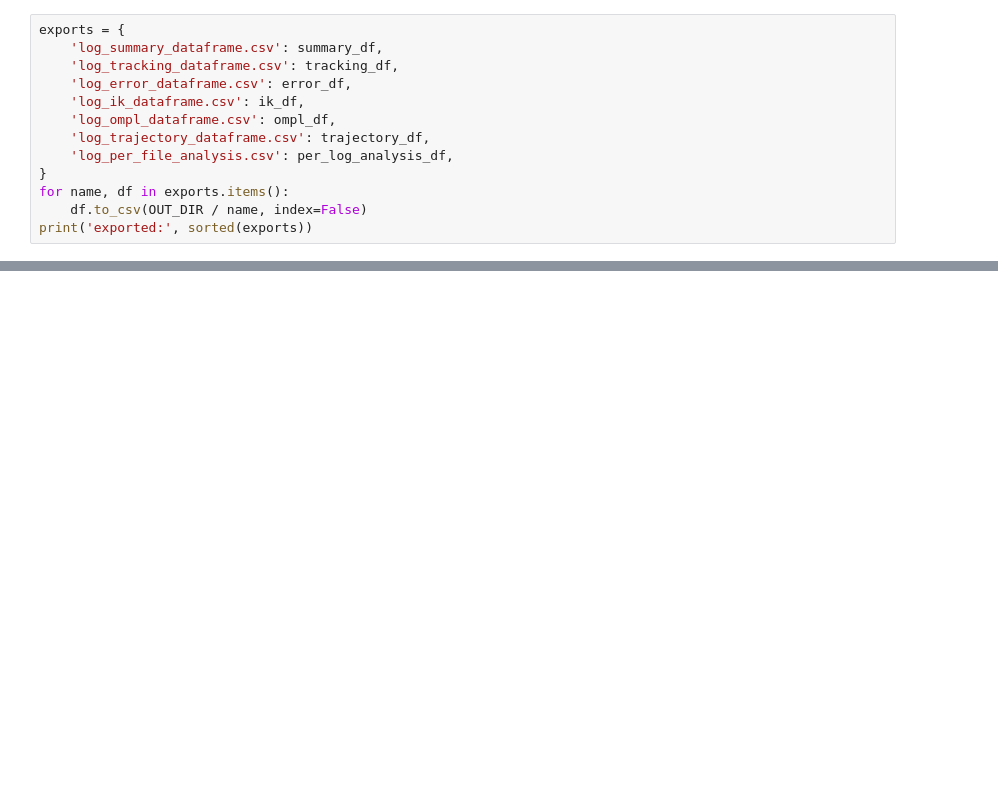
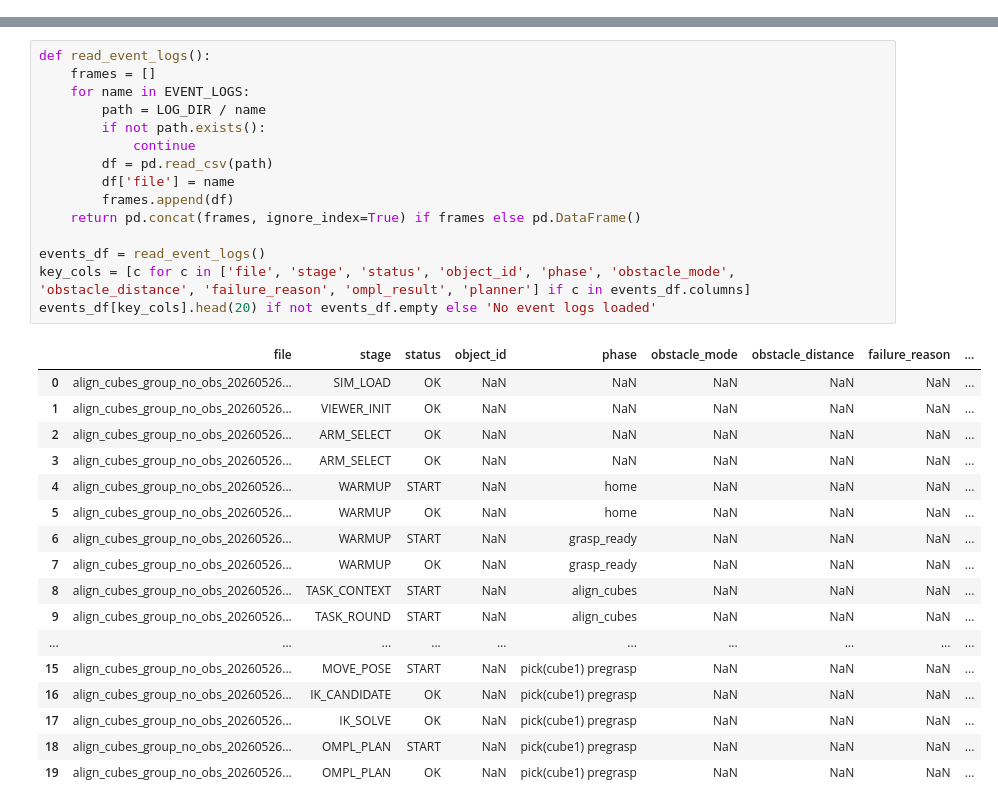
Before and after one commit to rafasoelistiono/MVP-CTAMP-ROBOT-V2, a Jupyter notebook: docs/ompl_log_analysis.ipynb, the cells around one changed output, grey strips where cells are left out. Cells and saved outputs as stored; diff of their text form; blank space fills up the shorter version.

```diff
--- a/docs/ompl_log_analysis.ipynb
+++ b/docs/ompl_log_analysis.ipynb
@@ -221,13 +0,0 @@ display(per_log_analysis_df)
-# %%
-exports = {
-    'log_summary_dataframe.csv': summary_df,
-    'log_tracking_dataframe.csv': tracking_df,
-    'log_error_dataframe.csv': error_df,
-    'log_ik_dataframe.csv': ik_df,
-    'log_ompl_dataframe.csv': ompl_df,
-    'log_trajectory_dataframe.csv': trajectory_df,
-    'log_per_file_analysis.csv': per_log_analysis_df,
-}
-for name, df in exports.items():
-    df.to_csv(OUT_DIR / name, index=False)
-print('exported:', sorted(exports))
@@ -544,0 +278,33 @@ display(feedback_summary.tail(40))
+# %%
+def read_event_logs():
+    frames = []
+    for name in EVENT_LOGS:
+        path = LOG_DIR / name
+        if not path.exists():
+            continue
+        df = pd.read_csv(path)
+        df['file'] = name
+        frames.append(df)
+    return pd.concat(frames, ignore_index=True) if frames else pd.DataFrame()
+
+events_df = read_event_logs()
+key_cols = [c for c in ['file', 'stage', 'status', 'object_id', 'phase', 'obstacle_mode', 'obstacle_distance', 'failure_reason', 'ompl_result', 'planner'] if c in events_df.columns]
+events_df[key_cols].head(20) if not events_df.empty else 'No event logs loaded'
+# %% [output]
+|  | file | stage | status | object_id | phase | obstacle_mode | obstacle_distance | failure_reason | ... |
+| 0 | align_cubes_group_no_obs_20260526... | SIM_LOAD | OK | NaN | NaN | NaN | NaN | NaN | ... |
+| 1 | align_cubes_group_no_obs_20260526... | VIEWER_INIT | OK | NaN | NaN | NaN | NaN | NaN | ... |
+| 2 | align_cubes_group_no_obs_20260526... | ARM_SELECT | OK | NaN | NaN | NaN | NaN | NaN | ... |
+| 3 | align_cubes_group_no_obs_20260526... | ARM_SELECT | OK | NaN | NaN | NaN | NaN | NaN | ... |
+| 4 | align_cubes_group_no_obs_20260526... | WARMUP | START | NaN | home | NaN | NaN | NaN | ... |
+| 5 | align_cubes_group_no_obs_20260526... | WARMUP | OK | NaN | home | NaN | NaN | NaN | ... |
+| 6 | align_cubes_group_no_obs_20260526... | WARMUP | START | NaN | grasp_ready | NaN | NaN | NaN | ... |
+| 7 | align_cubes_group_no_obs_20260526... | WARMUP | OK | NaN | grasp_ready | NaN | NaN | NaN | ... |
+| 8 | align_cubes_group_no_obs_20260526... | TASK_CONTEXT | START | NaN | align_cubes | NaN | NaN | NaN | ... |
+| 9 | align_cubes_group_no_obs_20260526... | TASK_ROUND | START | NaN | align_cubes | NaN | NaN | NaN | ... |
+| ... | ... | ... | ... | ... | ... | ... | ... | ... | ... |
+| 15 | align_cubes_group_no_obs_20260526... | MOVE_POSE | START | NaN | pick(cube1) pregrasp | NaN | NaN | NaN | ... |
+| 16 | align_cubes_group_no_obs_20260526... | IK_CANDIDATE | OK | NaN | pick(cube1) pregrasp | NaN | NaN | NaN | ... |
+| 17 | align_cubes_group_no_obs_20260526... | IK_SOLVE | OK | NaN | pick(cube1) pregrasp | NaN | NaN | NaN | ... |
+| 18 | align_cubes_group_no_obs_20260526... | OMPL_PLAN | START | NaN | pick(cube1) pregrasp | NaN | NaN | NaN | ... |
+| 19 | align_cubes_group_no_obs_20260526... | OMPL_PLAN | OK | NaN | pick(cube1) pregrasp | NaN | NaN | NaN | ... |
```
Also changed, not shown: parts of 40 cells of this notebook, 38 other files.
